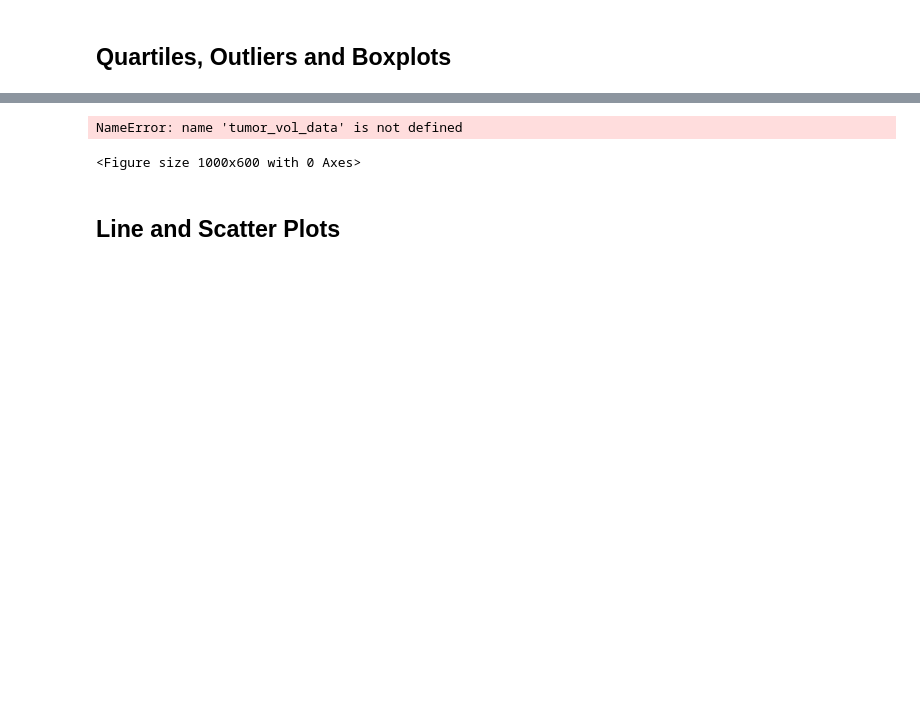
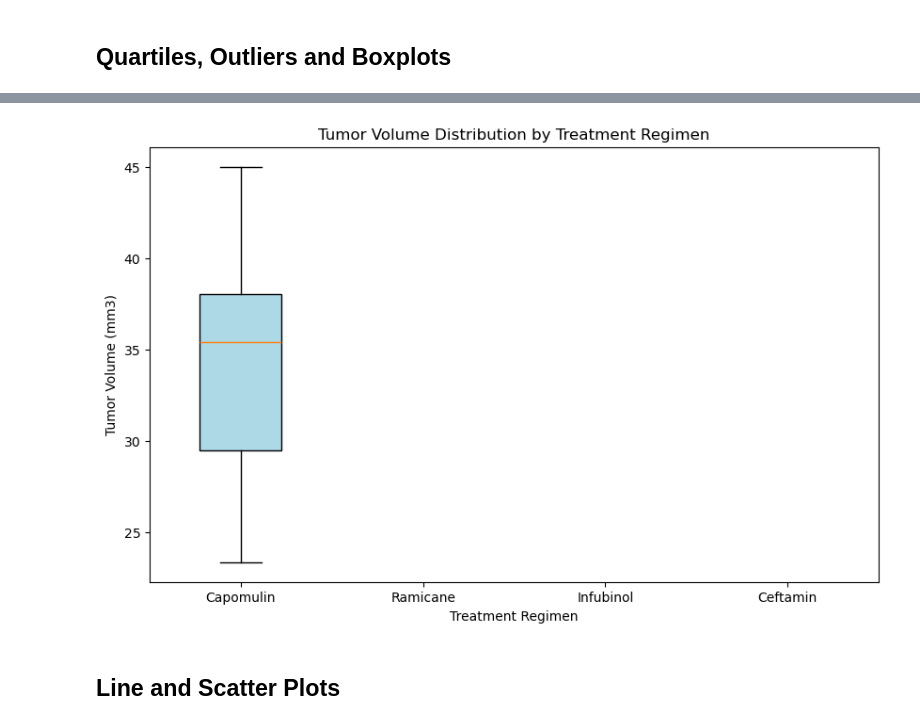
Before and after one commit to ovonmizener/data-visualization-challenge, a Jupyter notebook: Pymaceuticals/pymaceuticals_starter.ipynb, the cells around one changed output, grey strips where cells are left out. Drawn from its saved outputs; the diff is of its cells as text; code cells hidden in the pictures; blank space fills up the shorter version.

```diff
--- a/Pymaceuticals/pymaceuticals_starter.ipynb
+++ b/Pymaceuticals/pymaceuticals_starter.ipynb
@@ -245,0 +243,30 @@ Ceftamin's potential outliers: Series([], Name: Tumor Volume (mm3), dtype: float
+# %%
+# Put treatments into a list for for loop (and later for plot labels)
+treatment_regimens = ["Capomulin", "Ramicane", "Infubinol", "Ceftamin"]
+
+# Create an empty dictionary to store tumor volume data for each treatment
+tumor_volumes = {}
+
+# Loop through each drug and retrieve tumor volumes
+for drug in treatment_regimens:
+    tumor_volumes[drug] = mouse_data.loc[mouse_data["Drug Regimen"] == drug, "Tumor Volume (mm3)"]
+
+# Create a DataFrame from the dictionary
+tumor_df = pd.DataFrame(dict([(k, pd.Series(v)) for k, v in tumor_volumes.items()]))
+
+# Calculate the IQR and determine potential outliers
+for drug in treatment_regimens:
+    quartiles = tumor_df[drug].quantile([0.25, 0.5, 0.75])
+    lowerq = quartiles[0.25]
+    upperq = quartiles[0.75]
+    iqr = upperq - lowerq
+
+    # Calculate the lower and upper bounds
+    lower_bound = lowerq - (1.5 * iqr)
+    upper_bound = upperq + (1.5 * iqr)
+
+    # Find potential outliers
+    outliers = tumor_df[(tumor_df[drug] < lower_bound) | (tumor_df[drug] > upper_bound)][drug]
+
+    print(f"{drug} potential outliers:")
+    print(outliers)
@@ -246,18 +282,25 @@ Ceftamin's potential outliers: Series([], Name: Tumor Volume (mm3), dtype: float
 # %%
 # Generate a box plot that shows the distribution of the tumor volume for each treatment group.
+
+# Ensure tumor_volumes is a list of lists, where each treatment group has its own list
+tumor_volumes = [mouse_data.loc[mouse_data["Drug Regimen"] == drug, "Tumor Volume (mm3)"].tolist()
+                 for drug in treatment_regimens]
+
 # Set the figure size
 plt.figure(figsize=(10, 6))
+
 # Create a box plot using the cleaned data
-plt.boxplot(tumor_vol_data, labels=treatments, patch_artist=True, boxprops=dict(facecolor='lightblue'))
+plt.boxplot(tumor_volumes, labels=treatment_regimens, patch_artist=True, boxprops=dict(facecolor='lightblue'))
+
 # Set the title and labels
 plt.title("Tumor Volume Distribution by Treatment Regimen")
 plt.xlabel("Treatment Regimen")
 plt.ylabel("Tumor Volume (mm3)")
+
 # Show the plot
 plt.show()
 # %% [output]
-NameError: name 'tumor_vol_data' is not defined
-<Figure size 1000x600 with 0 Axes>
+[figure, added]
 # %% [markdown]
 ## Line and Scatter Plots
 # %%
```
Also changed, not shown: parts of 5 cells of this notebook, 1 other file.
